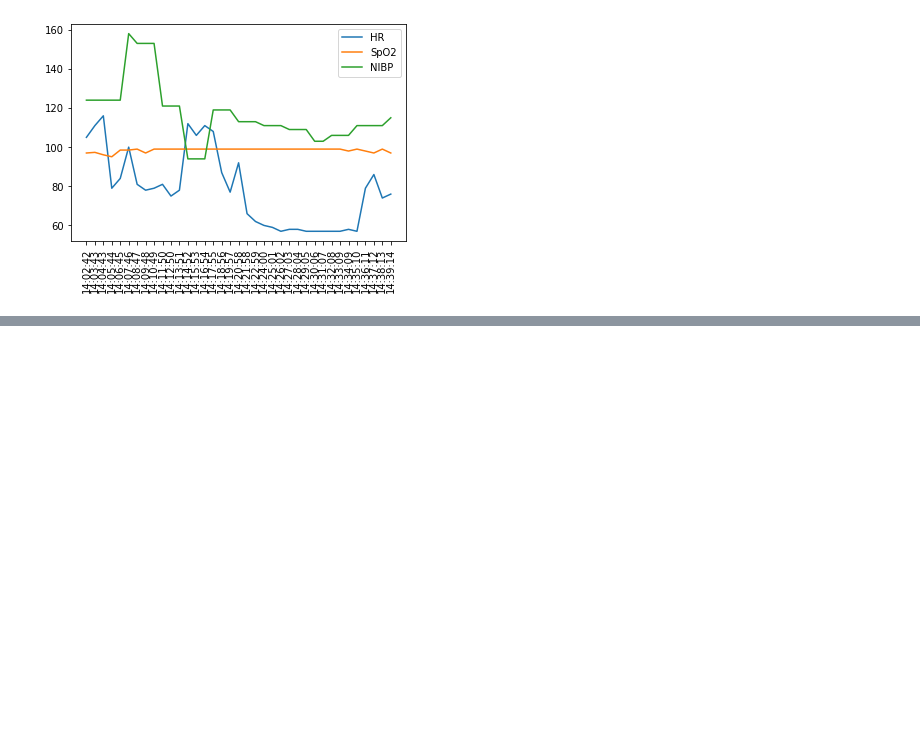
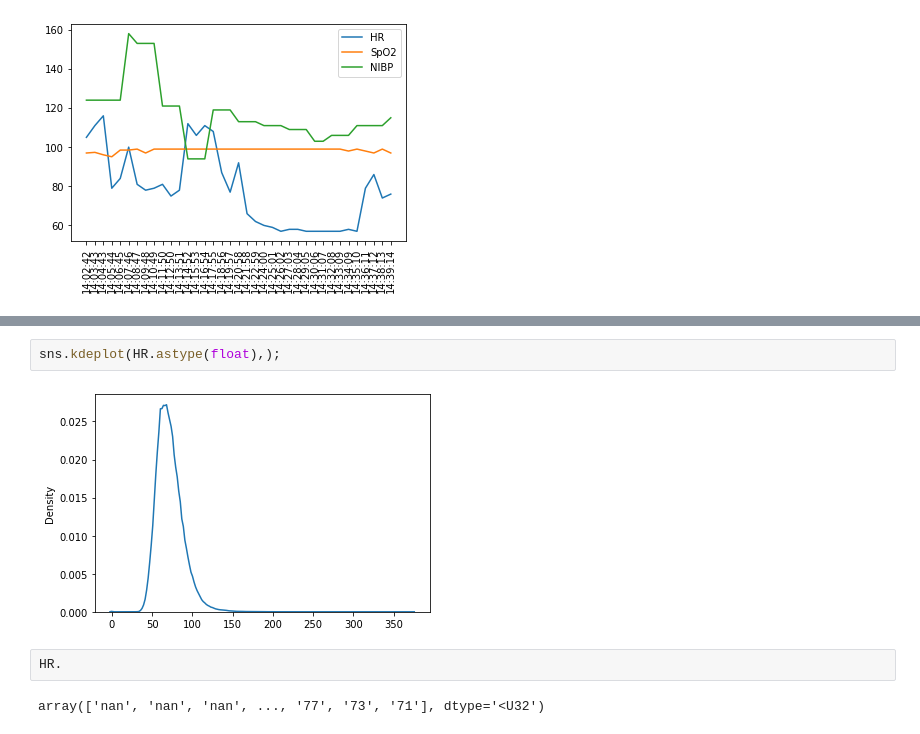
Before and after one commit to FlorisSchmidt/ML, a Jupyter notebook: visualizations.ipynb, the cells around one changed output, grey strips where cells are left out. Drawn from its saved outputs; the diff is of its cells as text; blank space fills up the shorter version.

```diff
--- a/visualizations.ipynb
+++ b/visualizations.ipynb
@@ -57,0 +90,8 @@ plt.xticks(rotation=90);
+# %%
+sns.kdeplot(HR.astype(float),);
+# %% [output]
+[figure, added]
+# %%
+HR.
+# %% [output]
+array(['nan', 'nan', 'nan', ..., '77', '73', '71'], dtype='<U32')
```
Also changed, not shown: parts of 10 cells of this notebook.
